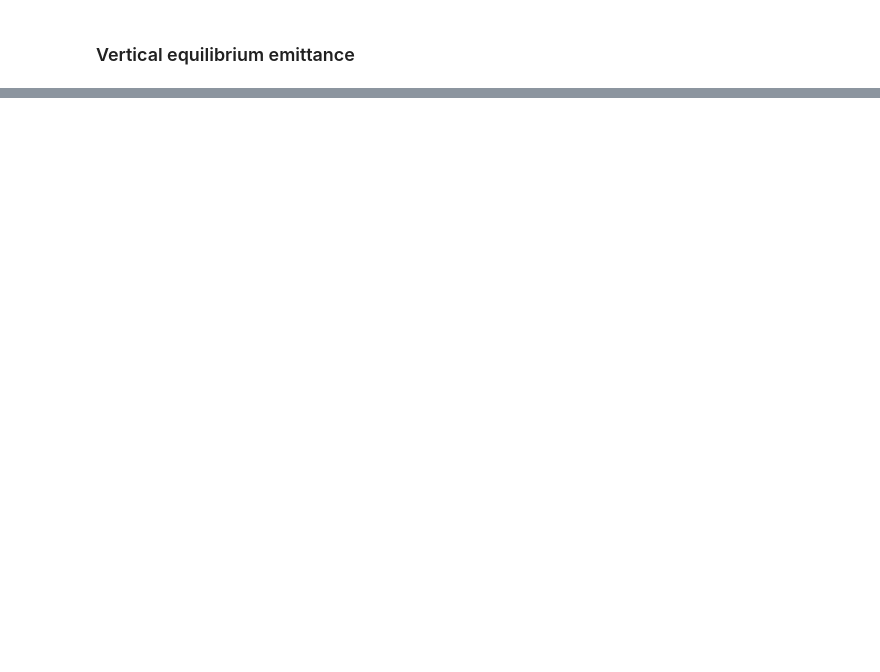
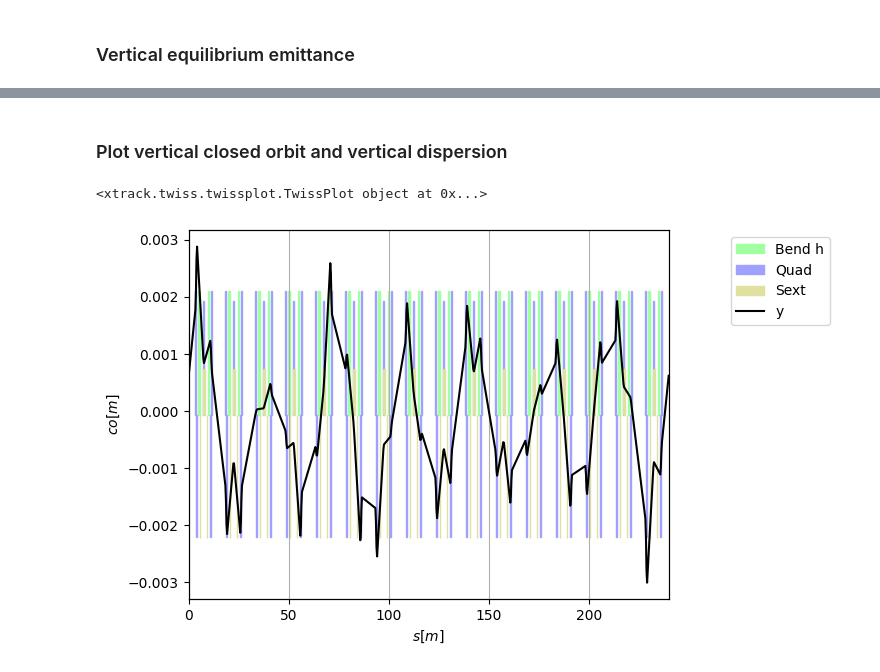
Before and after one commit to xsuite/tutorial_cas_ee_coll_and_ls, a Jupyter notebook: 01_synchrotron_design_and_comparison/solution_06_optional_misalignments_and_vertical_emittance.ipynb, the cells around one changed output, grey strips where cells are left out. Cells and saved outputs as stored; diff of their text form; code cells hidden in the pictures; blank space fills up the shorter version.

Commit message:
Simplify misalignment notebooks and explain vertical emittance

```diff
--- a/01_synchrotron_design_and_comparison/solution_06_optional_misalignments_and_vertical_emittance.ipynb
+++ b/01_synchrotron_design_and_comparison/solution_06_optional_misalignments_and_vertical_emittance.ipynb
@@ -40,16 +29,16 @@ Use an independent copy of the ring. Apply independent Gaussian horizontal and v
 # %%
-ring_errors = ring.copy()
-tt = ring_errors.get_table()
-quad_names = tt.rows[tt.element_type == 'Quadrupole'].name
+table = ring.get_table()
+table_quads = table.rows.match(element_type='Quadrupole')
+quad_names = table_quads.name
 
 rng = np.random.default_rng(2026)
-sigma_shift = 10e-6  # m
+sigma_shift = 50e-6  # m
 shift_x = rng.normal(scale=sigma_shift, size=len(quad_names))
 shift_y = rng.normal(scale=sigma_shift, size=len(quad_names))
 
 for name, dx, dy in zip(quad_names, shift_x, shift_y):
-    ring_errors[name].shift_x = dx
-    ring_errors[name].shift_y = dy
+    ring[name].shift_x = dx
+    ring[name].shift_y = dy
 # %% [markdown]
 ### Recompute the optics and radiation integrals
 
@@ -57,3 +46,2 @@ Use the same slicing as for the ideal ring. Leave the orbit uncorrected.
 # %%
-ring_errors.slice_thick_elements(slicing_strategies=slicing_strategies)
-tw_errors = ring_errors.twiss4d(radiation_integrals=True)
+tw_errors = ring.twiss4d(radiation_integrals=True)
@@ -103,0 +82,7 @@ These radiation integrals estimate the emittance from vertical dispersion; they
+# %% [markdown]
+### Plot vertical closed orbit and vertical dispersion
+# %%
+tw_errors.plot('y')
+# %% [output]
+<xtrack.twiss.twissplot.TwissPlot object at 0x...>
+[figure, new version]
```
Also changed, not shown: parts of 20 cells of this notebook, 1 other file.
